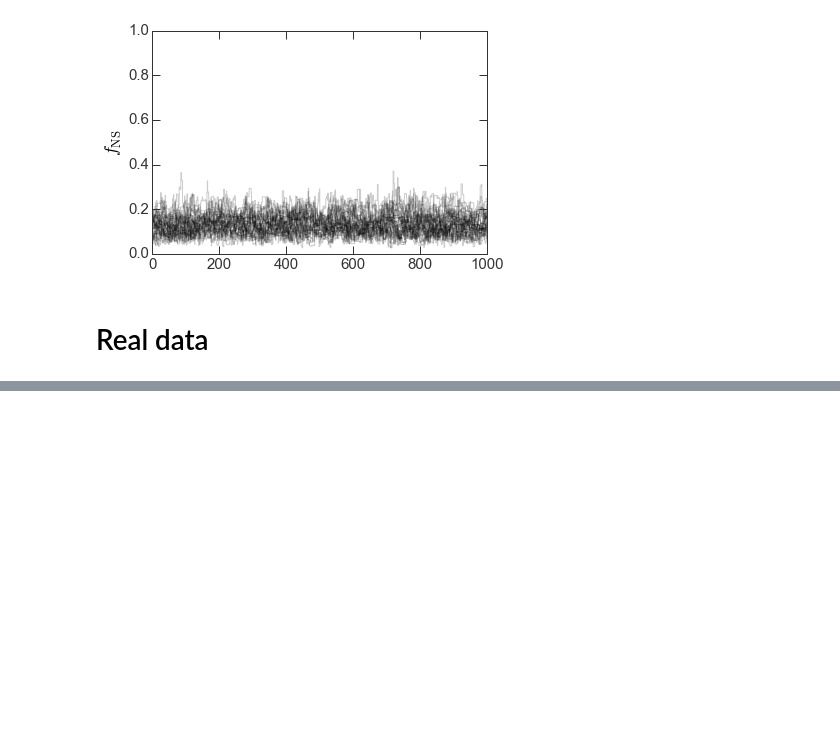
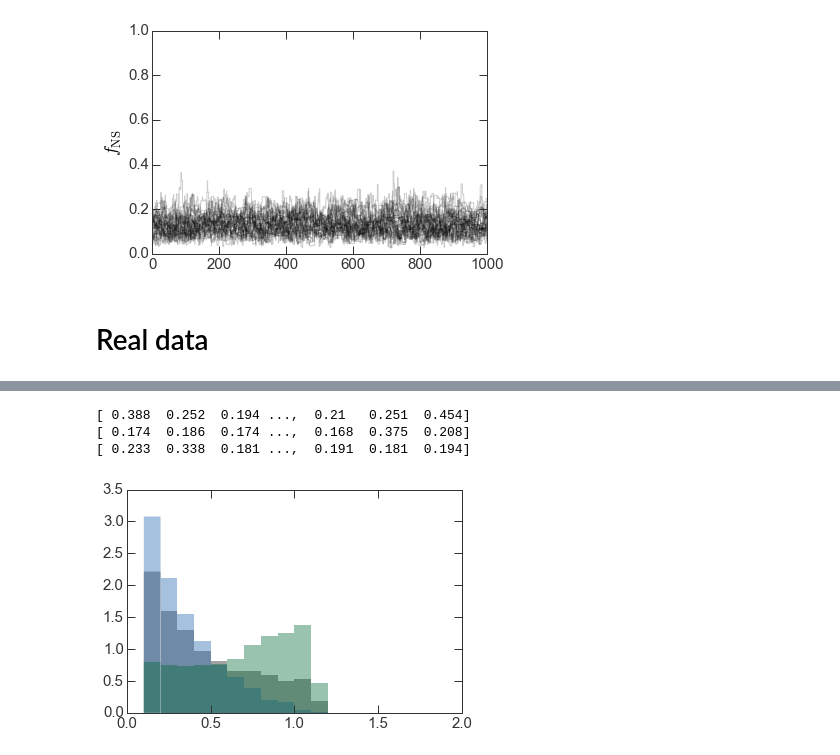
Before and after one commit to adrn/tilt-shift, a Jupyter notebook: notebooks/Paper figures.ipynb, the cells around one changed output, grey strips where cells are left out. Cells and saved outputs as stored; diff of their text form; code cells hidden in the pictures; blank space fills up the shorter version.

```diff
--- a/notebooks/Paper figures.ipynb
+++ b/notebooks/Paper figures.ipynb
@@ -364,7 +364,8 @@ extents = [(0.2,1.4), (0.05,2.), (0.,1.)]
 samplers = OrderedDict()
 for test_name in test_params.keys():
     samplers[test_name] = run_inference(test_data[test_name]['mf'], m1=test_data[test_name]['m1'],
-                                        bounds_WD=test_params[test_name]['bounds_WD'])
+                                        bounds_WD=test_params[test_name]['bounds_WD'],
+                                        nburn=1000)
 # %% [markdown]
 ## Test case 1:
 # %%
@@ -455 +464,29 @@ ln_posterior([2.1373618, 0.01946262, 0.40299918], mf, elm_WD['M1'], (0.2,1.4))
+# %%
+def sample_model_mf(mean_WD, stddev_WD, bounds_WD, f_NS, N=10000):
+    lower,upper = bounds_WD
+    dist1 = truncnorm((lower - mean_WD) / stddev_WD, (upper - mean_WD) / stddev_WD,
+                      loc=mean_WD, scale=stddev_WD)
+
+    lower,upper = bounds_NS
+    dist2 = truncnorm((lower - mean_NS) / stddev_NS, (upper - mean_NS) / stddev_NS,
+                      loc=mean_NS, scale=stddev_NS)
+
+    m1 = np.random.choice(elm_WD['M1'], size=N)
+    m2s = np.append(dist1.rvs(size=int((1.-f_NS)*N)), dist2.rvs(size=int(f_NS*N)))
+    sini = np.sin(np.arccos(1 - np.random.uniform(0.,1.,size=N))) # uniform in cos(i)
+
+    print(m1)
+
+    return (m2s*sini)**3 / (m1 + m2s)**2
+# %%
+bins = np.linspace(0.1, 2., 20)
+plt.hist(sample_model_mf(0.5, 0.5, (0.2,1.44), f_NS=0.3, N=10000), normed=True, alpha=0.4, bins=bins);
+plt.hist(sample_model_mf(0.5, 0.5, (0.2,1.44), f_NS=0., N=10000), normed=True, alpha=0.4, bins=bins);
+plt.hist(sample_model_mf(0.5, 0.5, (0.2,1.44), f_NS=1., N=10000), normed=True, alpha=0.4, bins=bins);
+#plt.hist(mf, normed=True, alpha=0.4, bins=bins);
+# %% [output]
+[ 0.388  0.252  0.194 ...,  0.21   0.251  0.454]
+[ 0.174  0.186  0.174 ...,  0.168  0.375  0.208]
+[ 0.233  0.338  0.181 ...,  0.191  0.181  0.194]
+[figure, added]
 # %%
```
Also changed, not shown: parts of 14 cells of this notebook.
